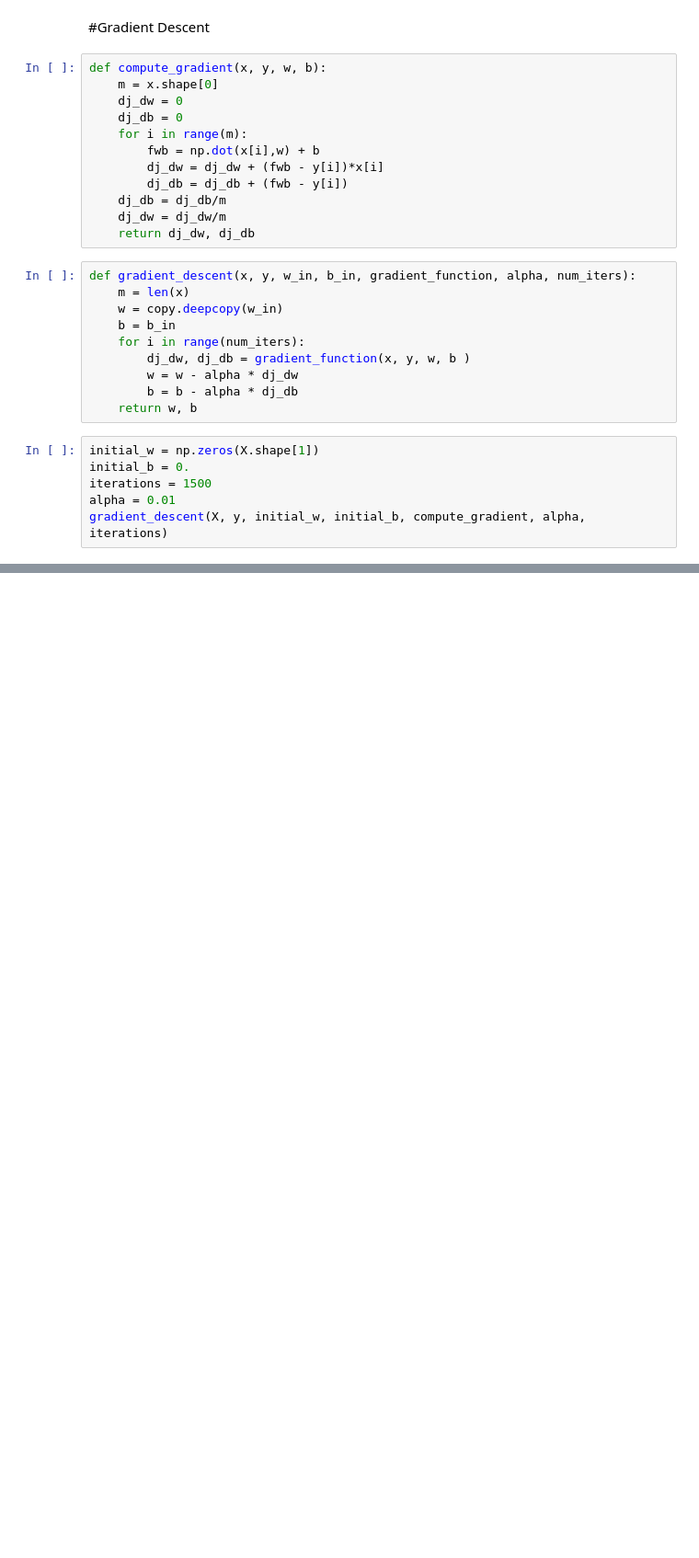
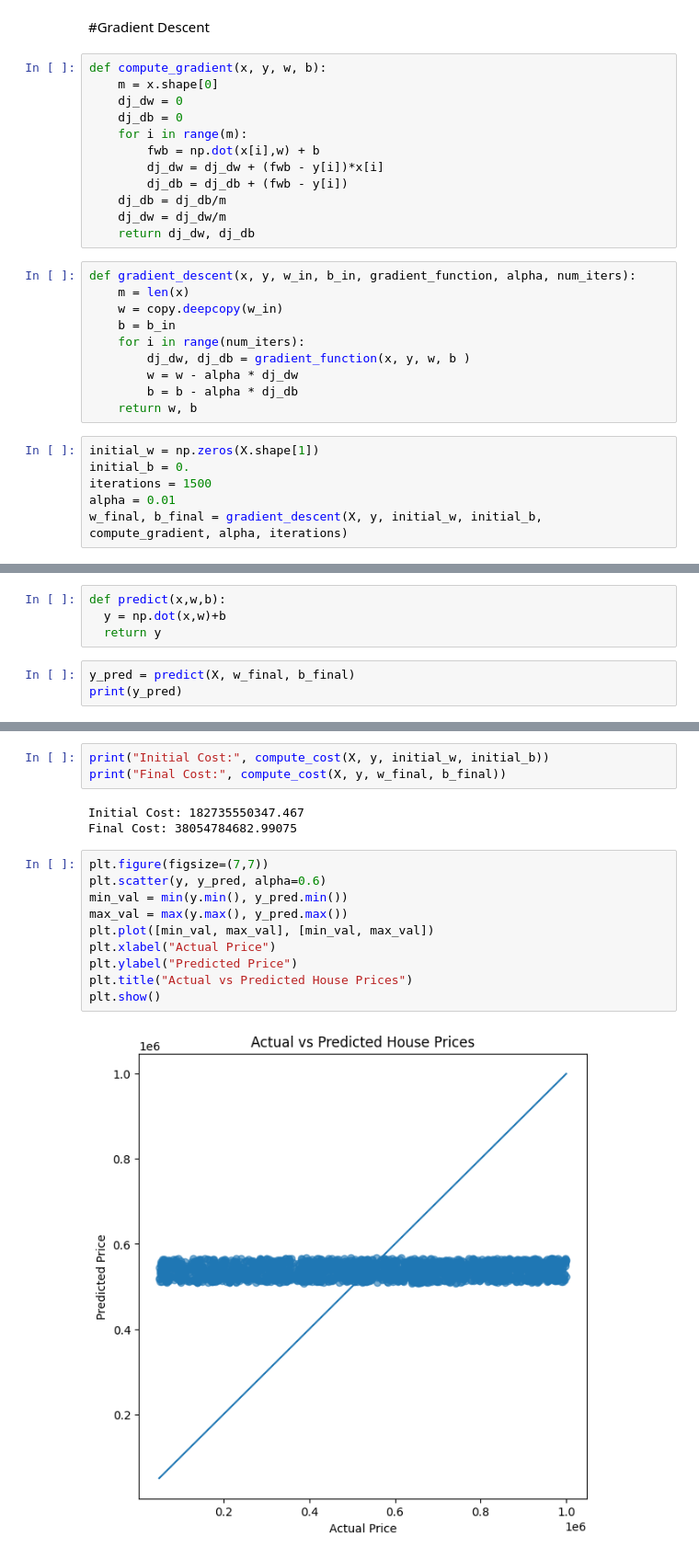
Before and after one commit to Faheemmalla/Machine_Learning, a Jupyter notebook: HousePricePrediction.ipynb, the cells around one changed output, grey strips where cells are left out. Shown at 92% size. Saved outputs shown, nothing was run; the diff lists cells and outputs as text; blank space fills up the shorter version.

```diff
--- a/HousePricePrediction.ipynb
+++ b/HousePricePrediction.ipynb
@@ -89,4 +88,4 @@ initial_w = np.zeros(X.shape[1])
 initial_b = 0.
 iterations = 1500
 alpha = 0.01
-gradient_descent(X, y, initial_w, initial_b, compute_gradient, alpha, iterations)
+w_final, b_final = gradient_descent(X, y, initial_w, initial_b, compute_gradient, alpha, iterations)
@@ -96,0 +104,7 @@ gradient_descent(X, y, initial_w, initial_b, compute_gradient, alpha, iterations
+# %%
+def predict(x,w,b):
+  y = np.dot(x,w)+b
+  return y
+# %%
+y_pred = predict(X, w_final, b_final)
+print(y_pred)
@@ -96,0 +114,18 @@ gradient_descent(X, y, initial_w, initial_b, compute_gradient, alpha, iterations
+# %%
+print("Initial Cost:", compute_cost(X, y, initial_w, initial_b))
+print("Final Cost:", compute_cost(X, y, w_final, b_final))
+# %% [output]
+Initial Cost: 182735550347.467
+Final Cost: 38054784682.99075
+# %%
+plt.figure(figsize=(7,7))
+plt.scatter(y, y_pred, alpha=0.6)
+min_val = min(y.min(), y_pred.min())
+max_val = max(y.max(), y_pred.max())
+plt.plot([min_val, max_val], [min_val, max_val])
+plt.xlabel("Actual Price")
+plt.ylabel("Predicted Price")
+plt.title("Actual vs Predicted House Prices")
+plt.show()
+# %% [output]
+[figure, added]
```
Also changed, not shown: parts of 6 cells of this notebook.
